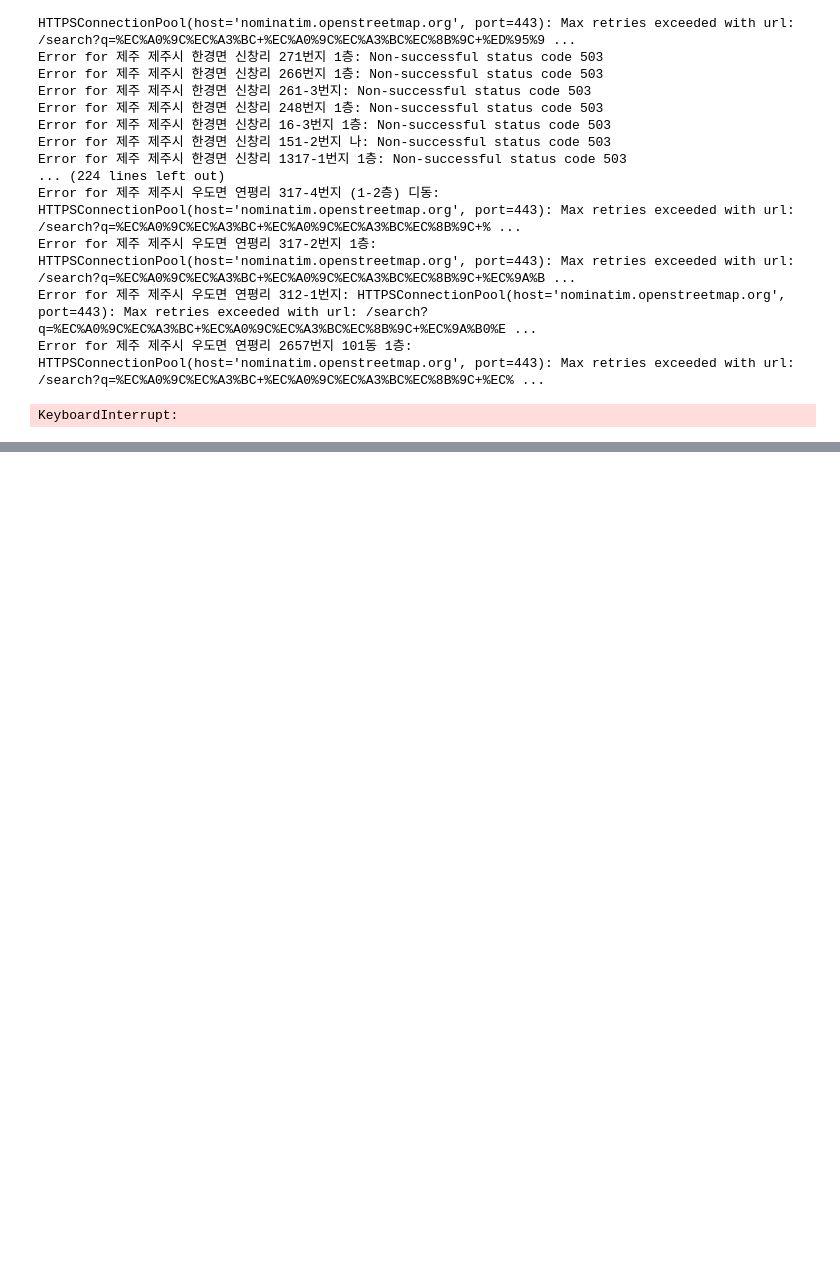
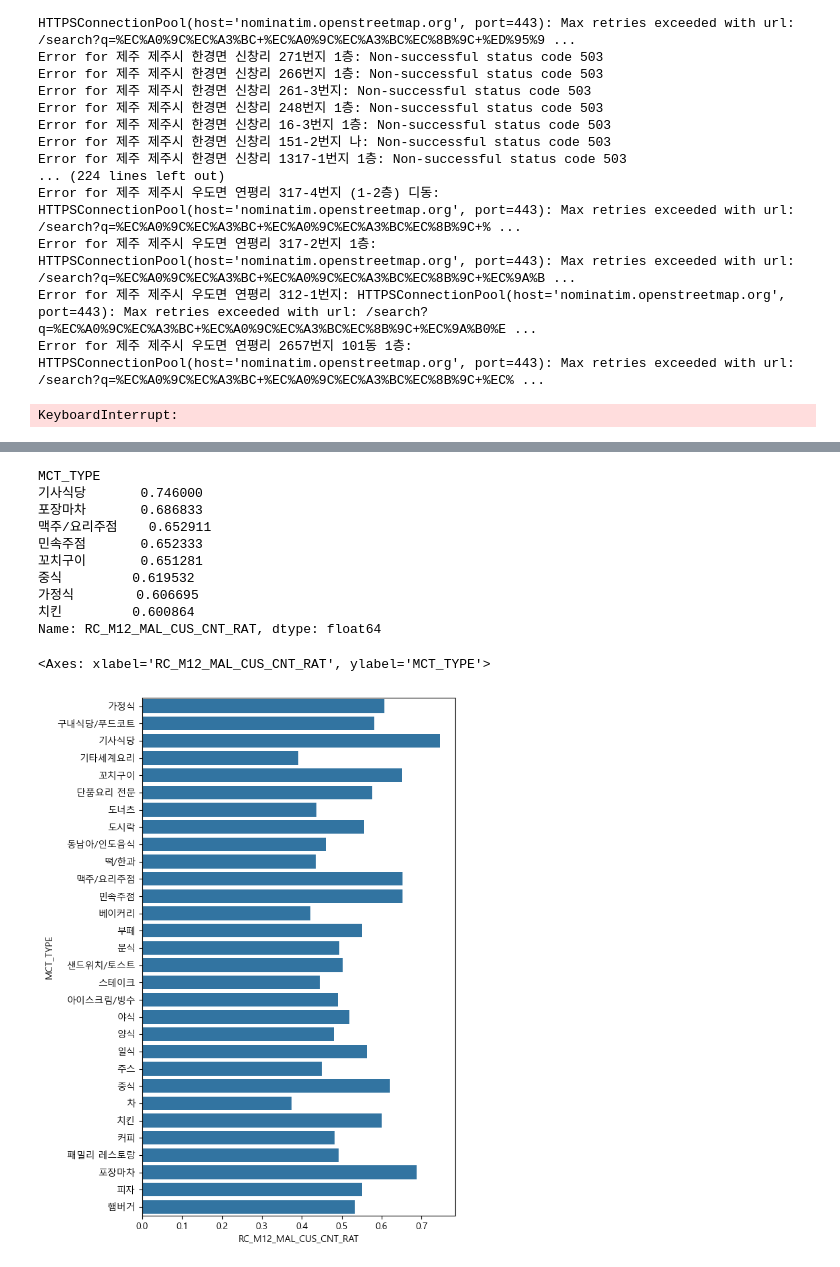
Before and after one commit to summit1123/bigcontest, a Jupyter notebook: data_analyze.ipynb, the cells around one changed output, grey strips where cells are left out. Cells and saved outputs as stored; diff of their text form; code cells hidden in the pictures; blank space fills up the shorter version.

```diff
--- a/data_analyze.ipynb
+++ b/data_analyze.ipynb
@@ -353,0 +513,19 @@ df.to_csv('./data/converted_coordinates.csv', index=False)
+# %%
+# 남성 이용 비중
+top_5_female_usage = grouped_df.sort_values(by='RC_M12_MAL_CUS_CNT_RAT', ascending=False).head(8)
+print(top_5_female_usage['RC_M12_MAL_CUS_CNT_RAT'])
+plt.figure(figsize=(6, 10))  # 그래프 크기 설정
+sns.barplot(x='RC_M12_MAL_CUS_CNT_RAT', y='MCT_TYPE', data=grouped_df)
+# %% [output]
+MCT_TYPE
+기사식당       0.746000
+포장마차       0.686833
+맥주/요리주점    0.652911
+민속주점       0.652333
+꼬치구이       0.651281
+중식         0.619532
+가정식        0.606695
+치킨         0.600864
+Name: RC_M12_MAL_CUS_CNT_RAT, dtype: float64
+<Axes: xlabel='RC_M12_MAL_CUS_CNT_RAT', ylabel='MCT_TYPE'>
+[figure, added]
```
Also changed, not shown: parts of 24 cells of this notebook.
